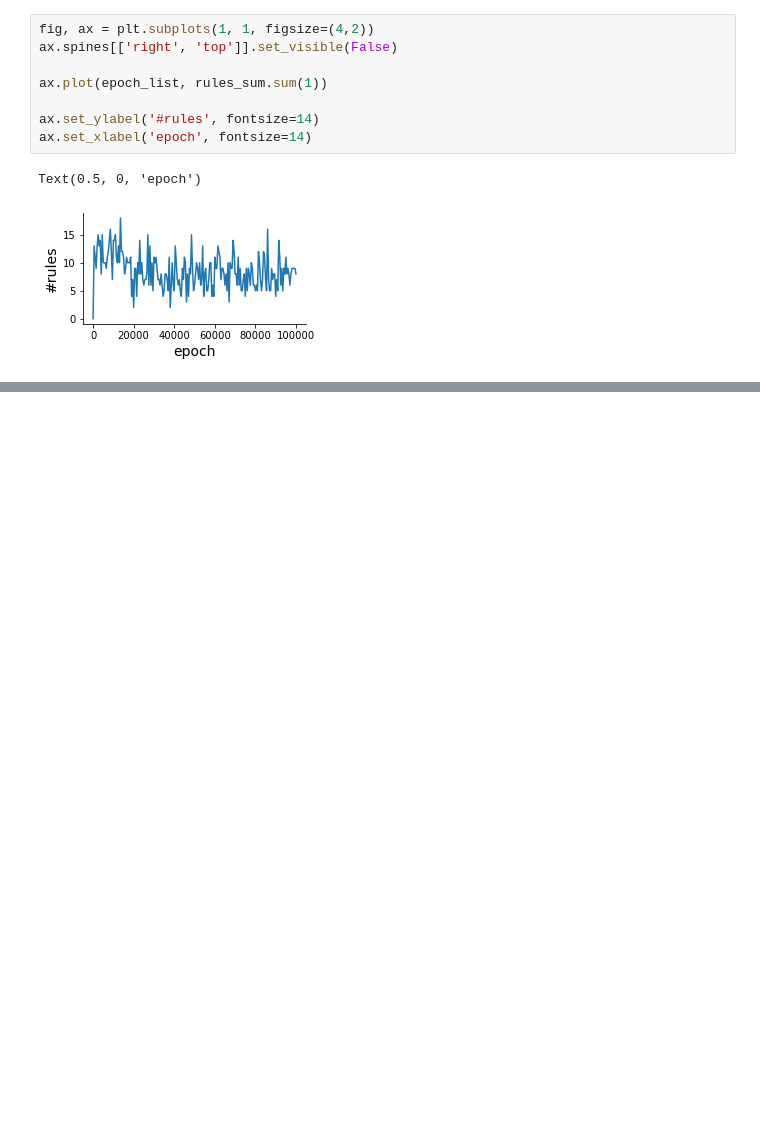
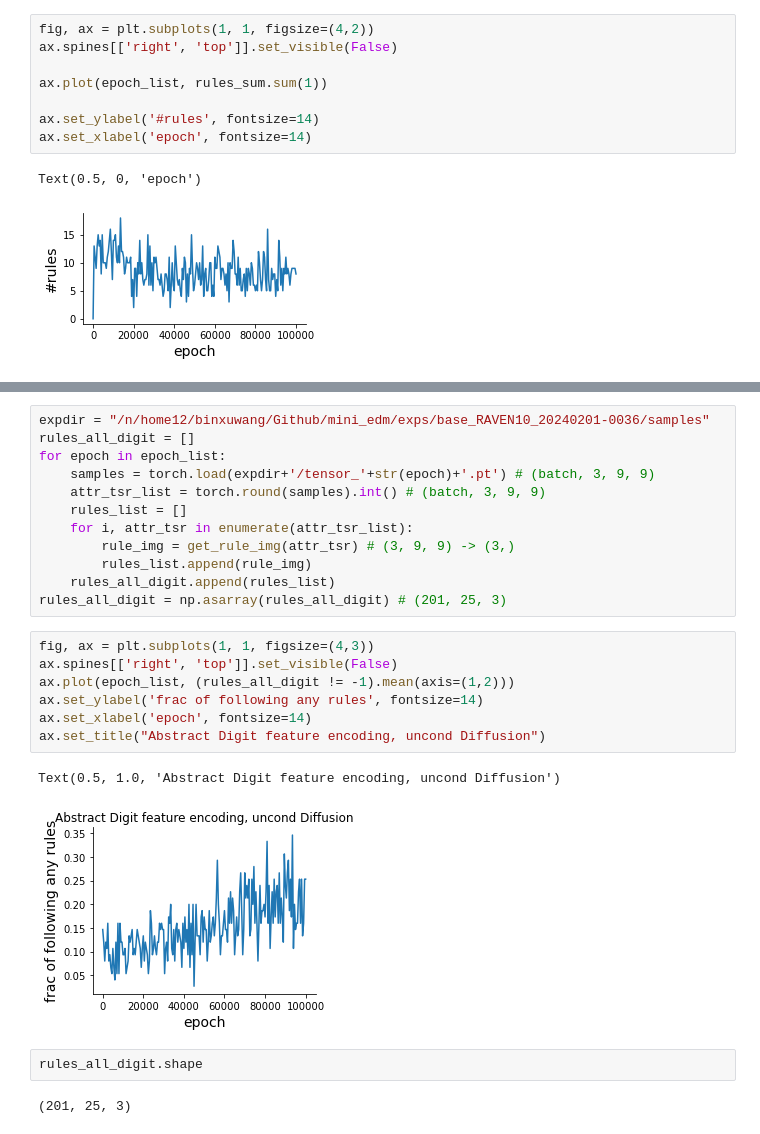
Before and after one commit to Animadversio/DiffusionReasoning, a Jupyter notebook: 20240204_01_check_generated_attributes.ipynb, the cells around one changed output, grey strips where cells are left out. Saved outputs shown, nothing was run; the diff lists cells and outputs as text; blank space fills up the shorter version.

```diff
--- a/20240204_01_check_generated_attributes.ipynb
+++ b/20240204_01_check_generated_attributes.ipynb
@@ -192,0 +262,26 @@ Text(0.5, 0, 'epoch')
+# %%
+expdir = "/n/home12/binxuwang/Github/mini_edm/exps/base_RAVEN10_20240201-0036/samples"
+rules_all_digit = []
+for epoch in epoch_list:
+    samples = torch.load(expdir+'/tensor_'+str(epoch)+'.pt') # (batch, 3, 9, 9)
+    attr_tsr_list = torch.round(samples).int() # (batch, 3, 9, 9)
+    rules_list = []
+    for i, attr_tsr in enumerate(attr_tsr_list):
+        rule_img = get_rule_img(attr_tsr) # (3, 9, 9) -> (3,)
+        rules_list.append(rule_img)
+    rules_all_digit.append(rules_list)
+rules_all_digit = np.asarray(rules_all_digit) # (201, 25, 3)
+# %%
+fig, ax = plt.subplots(1, 1, figsize=(4,3))
+ax.spines[['right', 'top']].set_visible(False)
+ax.plot(epoch_list, (rules_all_digit != -1).mean(axis=(1,2)))
+ax.set_ylabel('frac of following any rules', fontsize=14)
+ax.set_xlabel('epoch', fontsize=14)
+ax.set_title("Abstract Digit feature encoding, uncond Diffusion")
+# %% [output]
+Text(0.5, 1.0, 'Abstract Digit feature encoding, uncond Diffusion')
+[figure, added]
+# %%
+rules_all_digit.shape
+# %% [output]
+(201, 25, 3)
```
Also changed, not shown: parts of 37 cells of this notebook, 1 other file.
